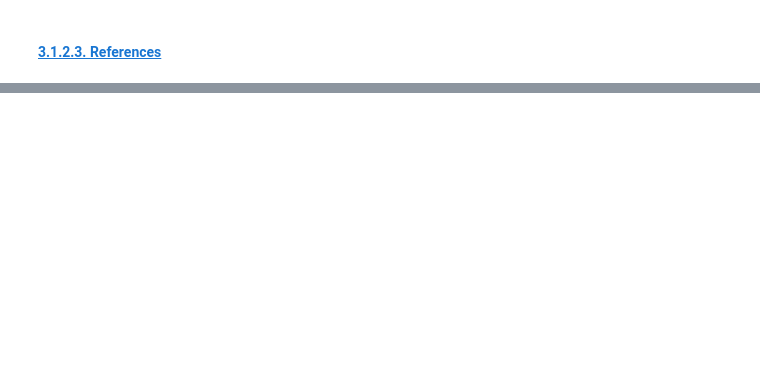
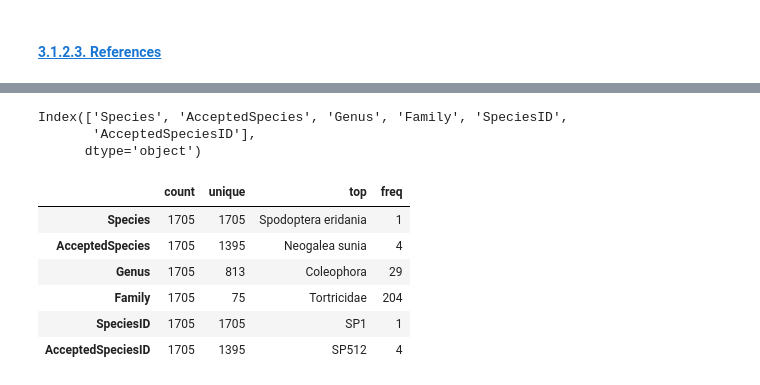
Before and after one commit to hncouto/Global_Database_on_Non-native_Lepidoptera, a Jupyter notebook: DatabaseCreation.ipynb, the cells around one changed output, grey strips where cells are left out. Saved outputs shown, nothing was run; the diff lists cells and outputs as text; code cells hidden in the pictures; blank space fills up the shorter version.

```diff
--- a/DatabaseCreation.ipynb
+++ b/DatabaseCreation.ipynb
@@ -347,0 +377,16 @@ Natives_DB
+# %%
+TaxonomyData.columns
+# %% [output]
+Index(['Species', 'AcceptedSpecies', 'Genus', 'Family', 'SpeciesID',
+       'AcceptedSpeciesID'],
+      dtype='object')
+# %%
+TaxonomyData.describe().T
+# %% [output]
+|  | count | unique | top | freq |
+| Species | 1705 | 1705 | Spodoptera eridania | 1 |
+| AcceptedSpecies | 1705 | 1395 | Neogalea sunia | 4 |
+| Genus | 1705 | 813 | Coleophora | 29 |
+| Family | 1705 | 75 | Tortricidae | 204 |
+| SpeciesID | 1705 | 1705 | SP1 | 1 |
+| AcceptedSpeciesID | 1705 | 1395 | SP512 | 4 |
```
Also changed, not shown: parts of 48 cells of this notebook.
